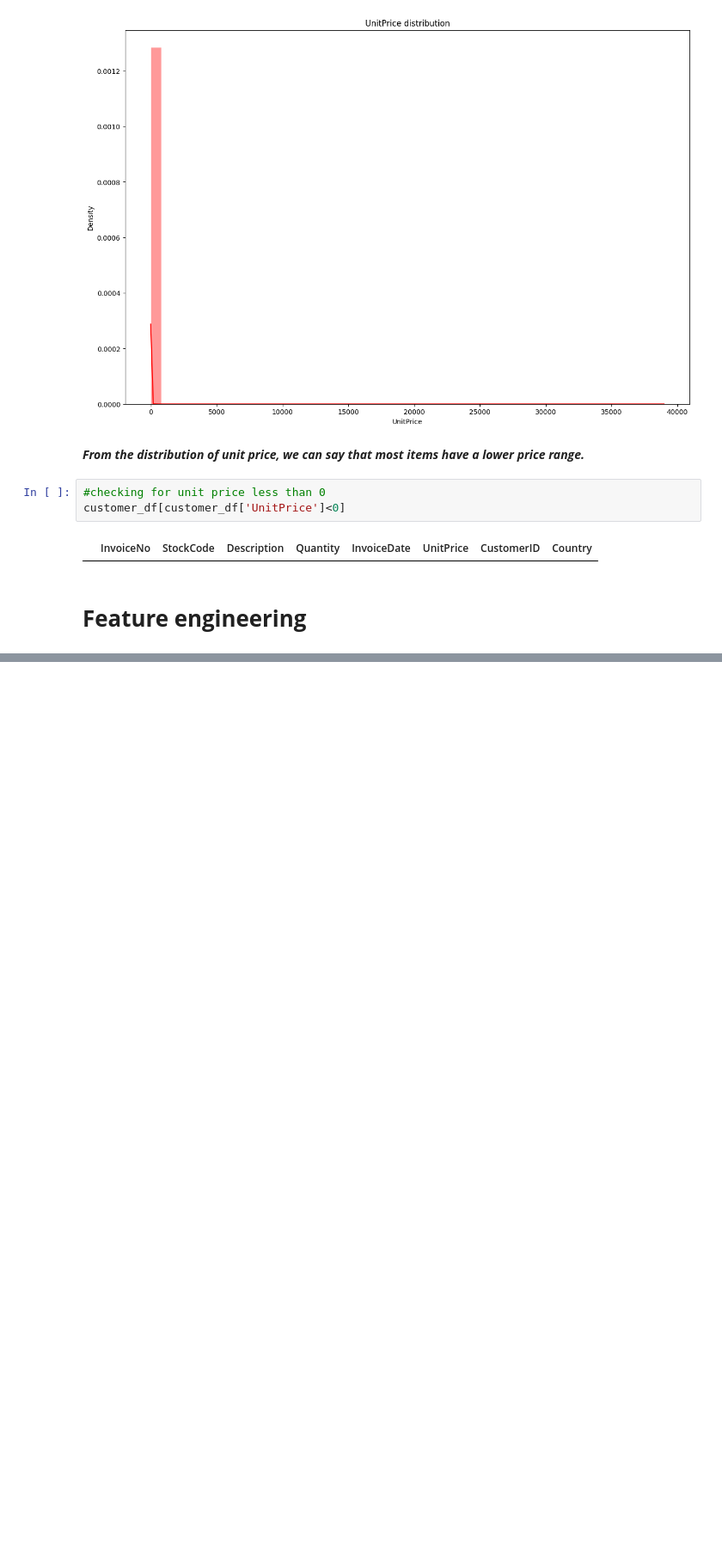
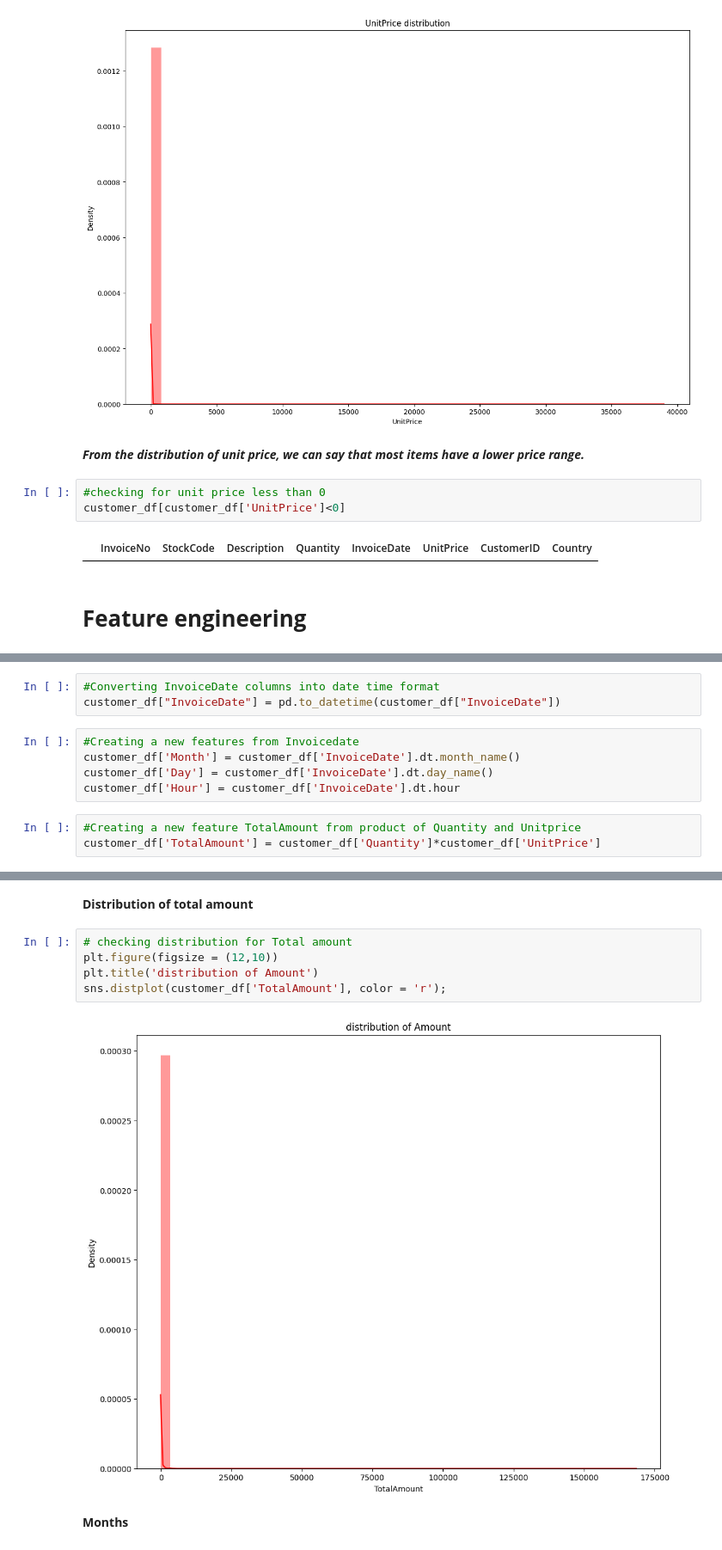
Before and after one commit to hamant-jagwan/Online_Retail_Customer_Segmentation--ML--unsupervised_learning, a Jupyter notebook: Online_Retail_Customer_Segmentation.ipynb, the cells around one changed output, grey strips where cells are left out. Shown at 86% size. Saved outputs shown, nothing was run; the diff lists cells and outputs as text; blank space fills up the shorter version.

```diff
--- a/Online_Retail_Customer_Segmentation.ipynb
+++ b/Online_Retail_Customer_Segmentation.ipynb
@@ -367,0 +380,11 @@ customer_df[customer_df['UnitPrice']<0]
+# %%
+#Converting InvoiceDate columns into date time format
+customer_df["InvoiceDate"] = pd.to_datetime(customer_df["InvoiceDate"])
+# %%
+#Creating a new features from Invoicedate
+customer_df['Month'] = customer_df['InvoiceDate'].dt.month_name()
+customer_df['Day'] = customer_df['InvoiceDate'].dt.day_name()
+customer_df['Hour'] = customer_df['InvoiceDate'].dt.hour
+# %%
+#Creating a new feature TotalAmount from product of Quantity and Unitprice
+customer_df['TotalAmount'] = customer_df['Quantity']*customer_df['UnitPrice']
@@ -367,0 +400,11 @@ customer_df[customer_df['UnitPrice']<0]
+# %% [markdown]
+**Distribution of total amount**
+# %%
+# checking distribution for Total amount
+plt.figure(figsize = (12,10))
+plt.title('distribution of Amount')
+sns.distplot(customer_df['TotalAmount'], color = 'r');
+# %% [output]
+[figure, added]
+# %% [markdown]
+**Months**
```
Also changed, not shown: parts of 19 cells of this notebook.
